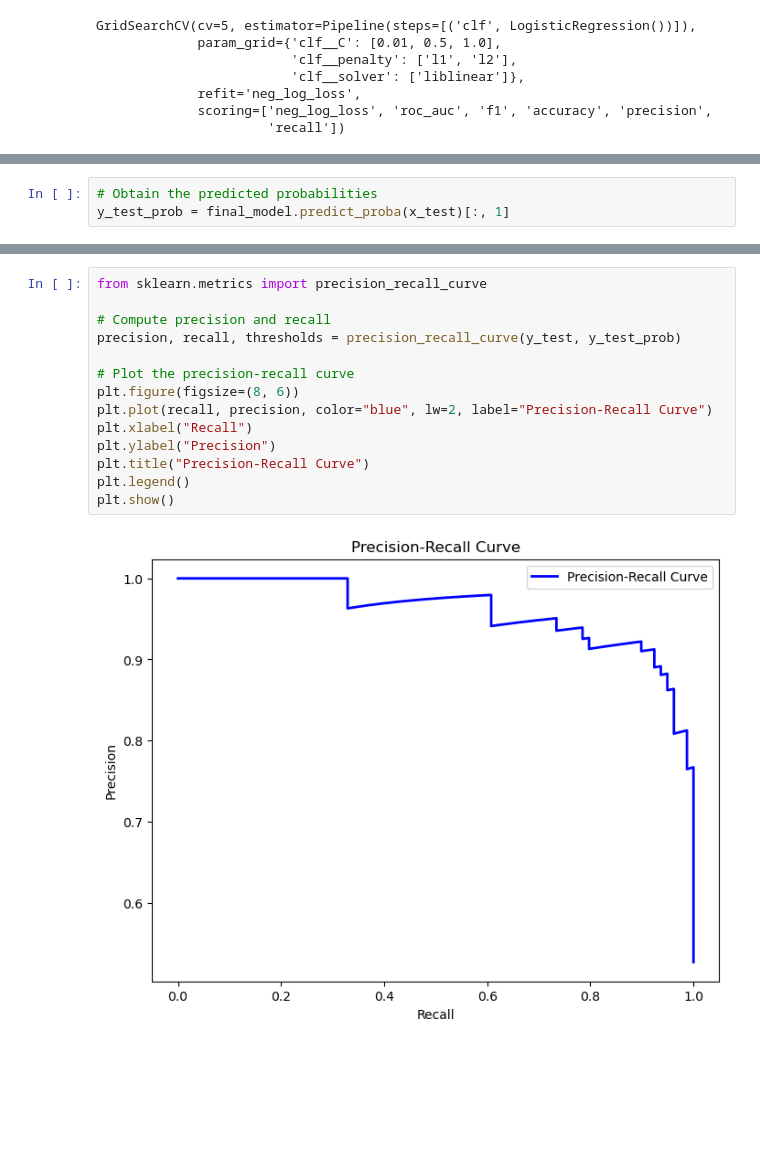
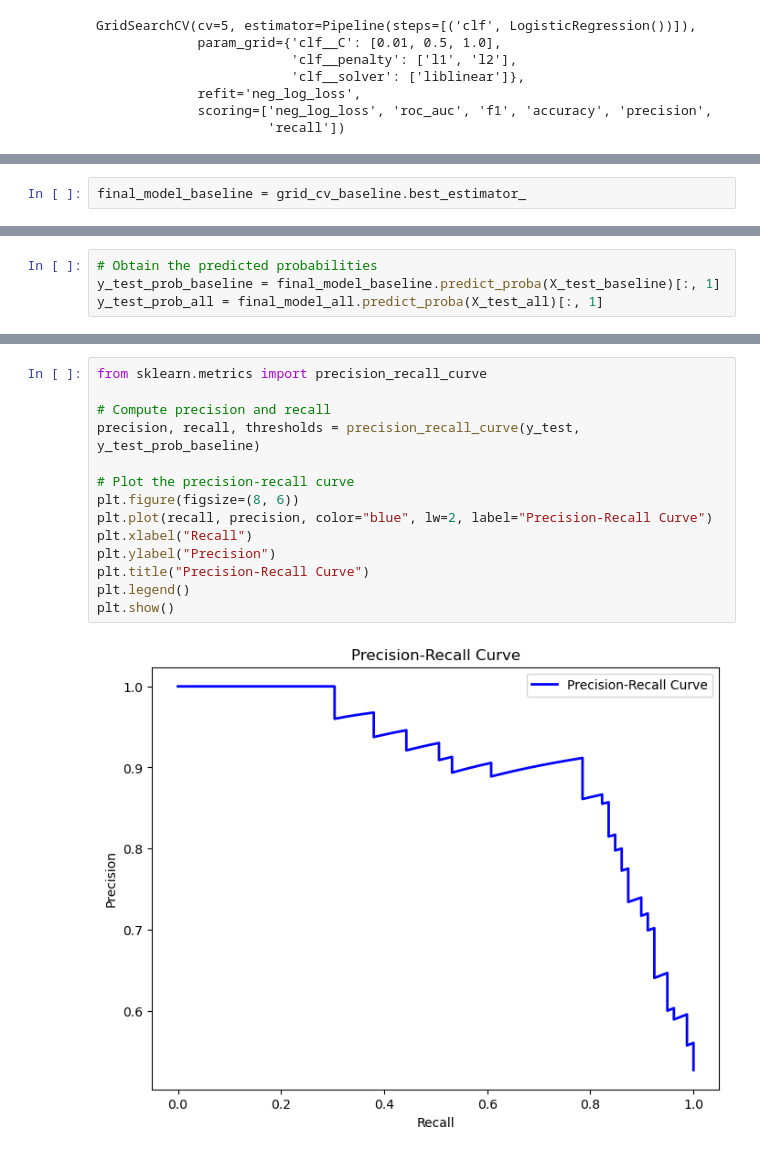
Before and after one commit to vivyuen/heart-failure-prediction, a Jupyter notebook: experiments/logistic_regression_experiments.ipynb, the cells around one changed output, grey strips where cells are left out. Saved outputs shown, nothing was run; the diff lists cells and outputs as text; blank space fills up the shorter version.

```diff
--- a/experiments/logistic_regression_experiments.ipynb
+++ b/experiments/logistic_regression_experiments.ipynb
@@ -163,0 +147,2 @@ res[['mean_fit_time', 'std_fit_time', 'mean_score_time', 'std_score_time',
+# %%
+final_model_baseline = grid_cv_baseline.best_estimator_
@@ -207,3 +190,4 @@ with open ('best_LR_model.pkl','wb') as f:
 # %%
 # Obtain the predicted probabilities
-y_test_prob = final_model.predict_proba(x_test)[:, 1]
+y_test_prob_baseline = final_model_baseline.predict_proba(X_test_baseline)[:, 1]
+y_test_prob_all = final_model_all.predict_proba(X_test_all)[:, 1]
@@ -252,16 +272,16 @@ plt.show()
 # %%
 from sklearn.metrics import precision_recall_curve
 
 # Compute precision and recall
-precision, recall, thresholds = precision_recall_curve(y_test, y_test_prob)
+precision, recall, thresholds = precision_recall_curve(y_test, y_test_prob_baseline)
 
 # Plot the precision-recall curve
 plt.figure(figsize=(8, 6))
 plt.plot(recall, precision, color="blue", lw=2, label="Precision-Recall Curve")
 plt.xlabel("Recall")
 plt.ylabel("Precision")
 plt.title("Precision-Recall Curve")
 plt.legend()
 plt.show()
 # %% [output]
-[figure, old version]
+[figure, new version]
```
Also changed, not shown: parts of 22 cells of this notebook, 2 other files.
